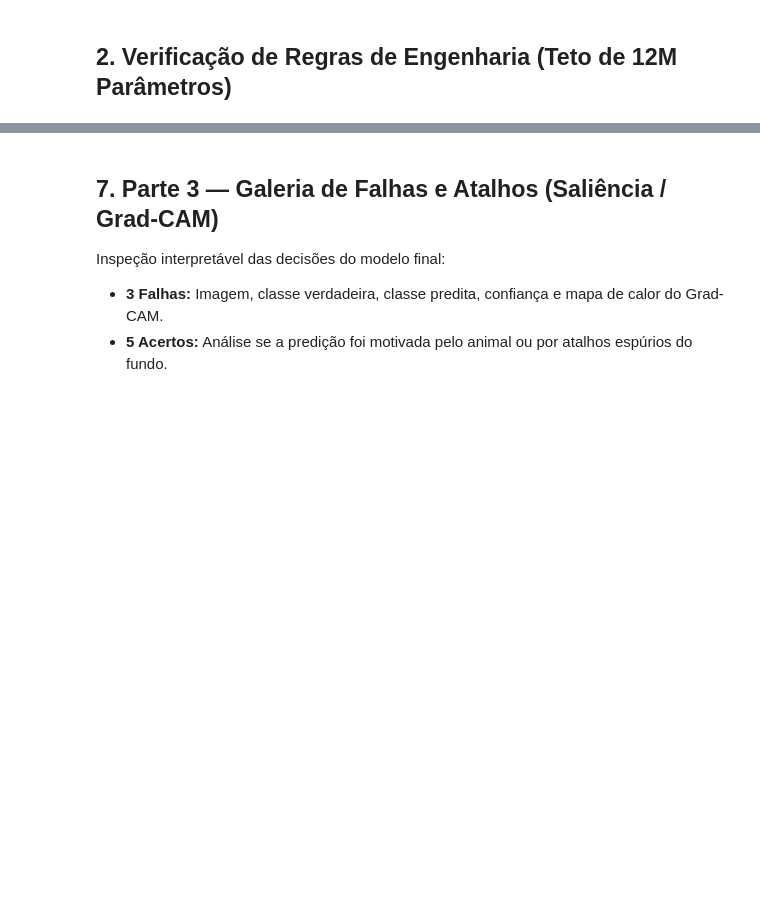
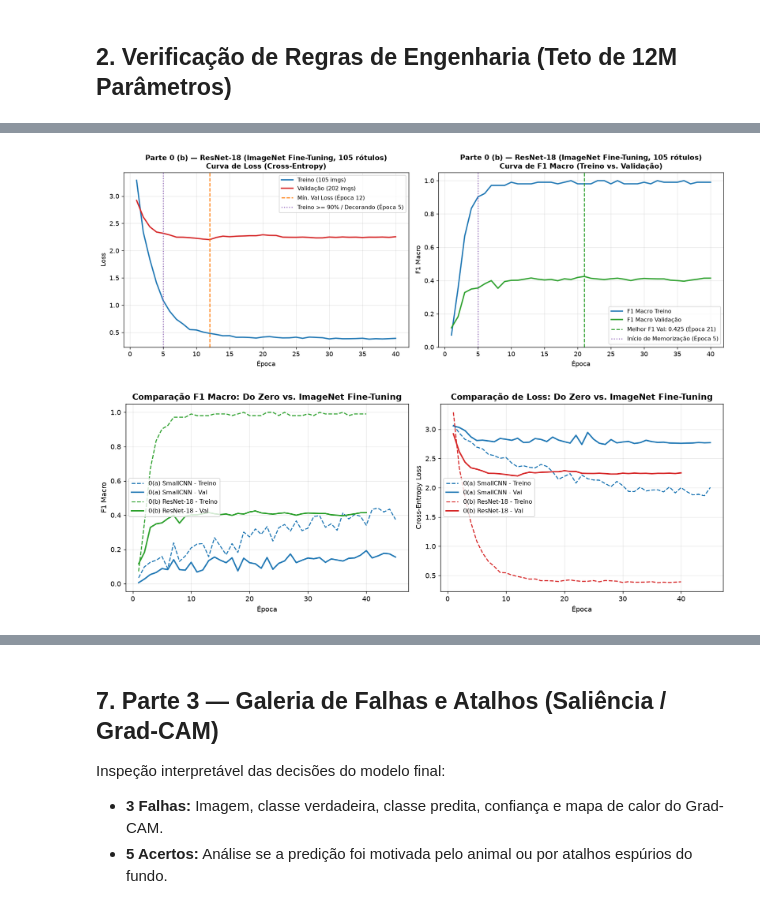
Before and after one commit to HenryGasparelo/Programming-Assignment-3---Deep-Learning, a Jupyter notebook: main.ipynb, the cells around one changed output, grey strips where cells are left out. Cells and saved outputs as stored; diff of their text form; code cells hidden in the pictures; blank space fills up the shorter version.

Commit message:
feat: parte 0

```diff
--- a/main.ipynb
+++ b/main.ipynb
@@ -106,0 +240,21 @@ Exploração do conjunto com as 6.505 imagens não rotuladas do `train` sob uma
+# %%
+diag_b = plot_training_curves(
+    history=history_b,
+    title_prefix="Parte 0 (b) — ResNet-18 (ImageNet Fine-Tuning, 105 rótulos)",
+    save_path="docs/figures/part0_curves_resnet18.png",
+    show=True,
+)
+print(
+    f"Diagnóstico de Memorização 0 (b): "
+    f"Mínimo Val Loss = Época {diag_b['min_val_loss_epoch']} | "
+    f"Treino >= 90% (Decorando) = Época {diag_b['memorization_90pct_epoch']} | "
+    f"Melhor F1 Val = Época {diag_b['best_val_f1_epoch']}"
+)
+
+plot_comparison_curves(
+    history_a=history_a,
+    history_b=history_b,
+    save_path="docs/figures/part0_comparison_a_vs_b.png",
+    show=True,
+)
+# %% [output]
@@ -106,0 +262,2 @@ Exploração do conjunto com as 6.505 imagens não rotuladas do `train` sob uma
+[figure, added]
+[figure, added]
```
Also changed, not shown: parts of 30 cells of this notebook, 13 other files.
